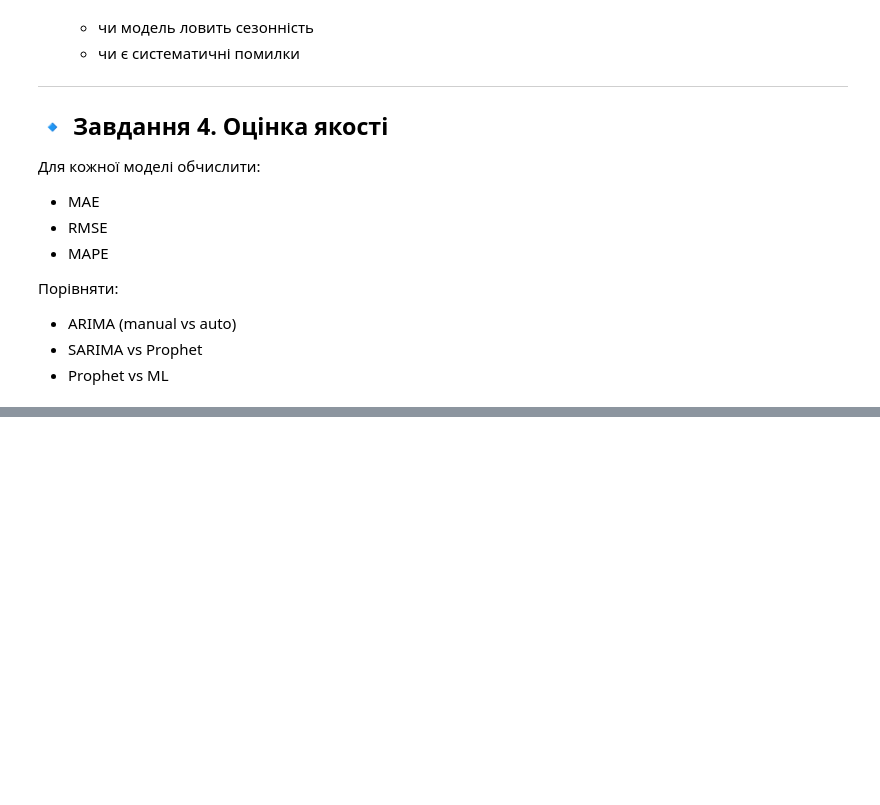
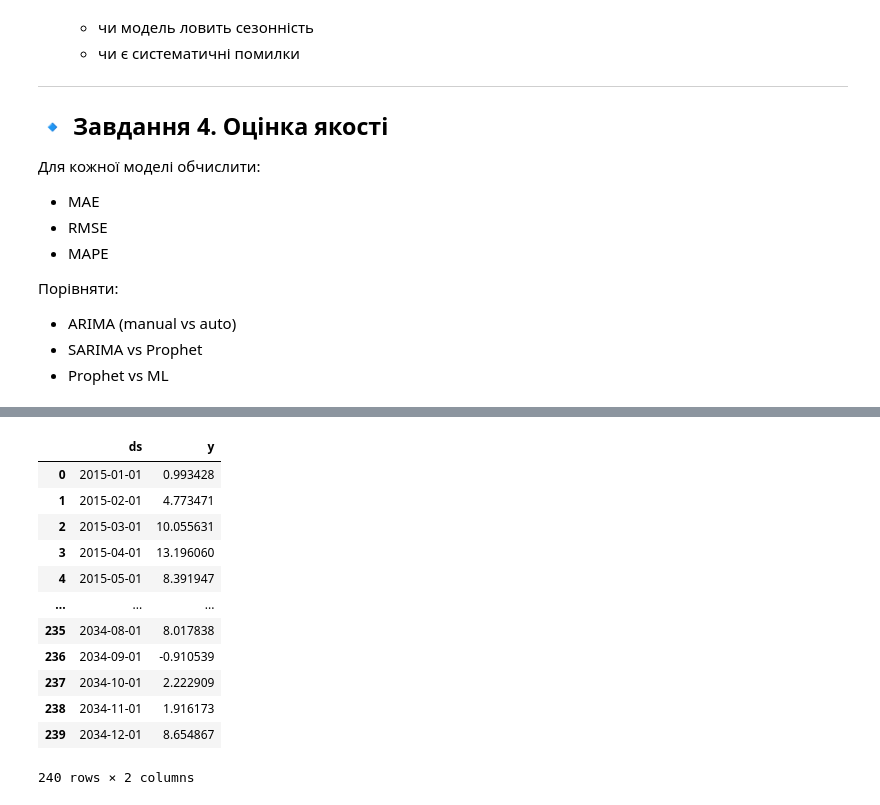
Before and after one commit to BogdanPinchuk/DataScience-PBY_HW16, a Jupyter notebook: Bohdan_Pinchuk_DS_HW16.ipynb, the cells around one changed output, grey strips where cells are left out. Saved outputs shown, nothing was run; the diff lists cells and outputs as text; code cells hidden in the pictures; blank space fills up the shorter version.

```diff
--- a/Bohdan_Pinchuk_DS_HW16.ipynb
+++ b/Bohdan_Pinchuk_DS_HW16.ipynb
@@ -256,0 +303,43 @@ for item in source.iterdir():
+# %%
+# Data synthesis - Датасет для SARIMA
+
+import numpy as np
+import pandas as pd
+from IPython.display import display
+
+# Input data
+rng_seed = 42
+n = 240
+
+# Solution
+np.random.seed(rng_seed)
+
+time = np.arange(n)
+trend = 0.05 * time
+seasonality = 10 * np.sin(2 * np.pi * time / 12)
+noise = np.random.normal(0, 2, n)
+values = trend + seasonality + noise
+dates = pd.date_range(start='2015-01-01', periods=n, freq='MS') # початок кожного місяця
+
+# створюємо DataFrame
+df_seasonal = pd.DataFrame({
+    'ds': dates,
+    'y': values,
+})
+
+# Print results
+display(df_seasonal)
+# %% [output]
+|  | ds | y |
+| 0 | 2015-01-01 | 0.993428 |
+| 1 | 2015-02-01 | 4.773471 |
+| 2 | 2015-03-01 | 10.055631 |
+| 3 | 2015-04-01 | 13.196060 |
+| 4 | 2015-05-01 | 8.391947 |
+| ... | ... | ... |
+| 235 | 2034-08-01 | 8.017838 |
+| 236 | 2034-09-01 | -0.910539 |
+| 237 | 2034-10-01 | 2.222909 |
+| 238 | 2034-11-01 | 1.916173 |
+| 239 | 2034-12-01 | 8.654867 |
+240 rows × 2 columns
```
Also changed, not shown: parts of 7 cells of this notebook.
